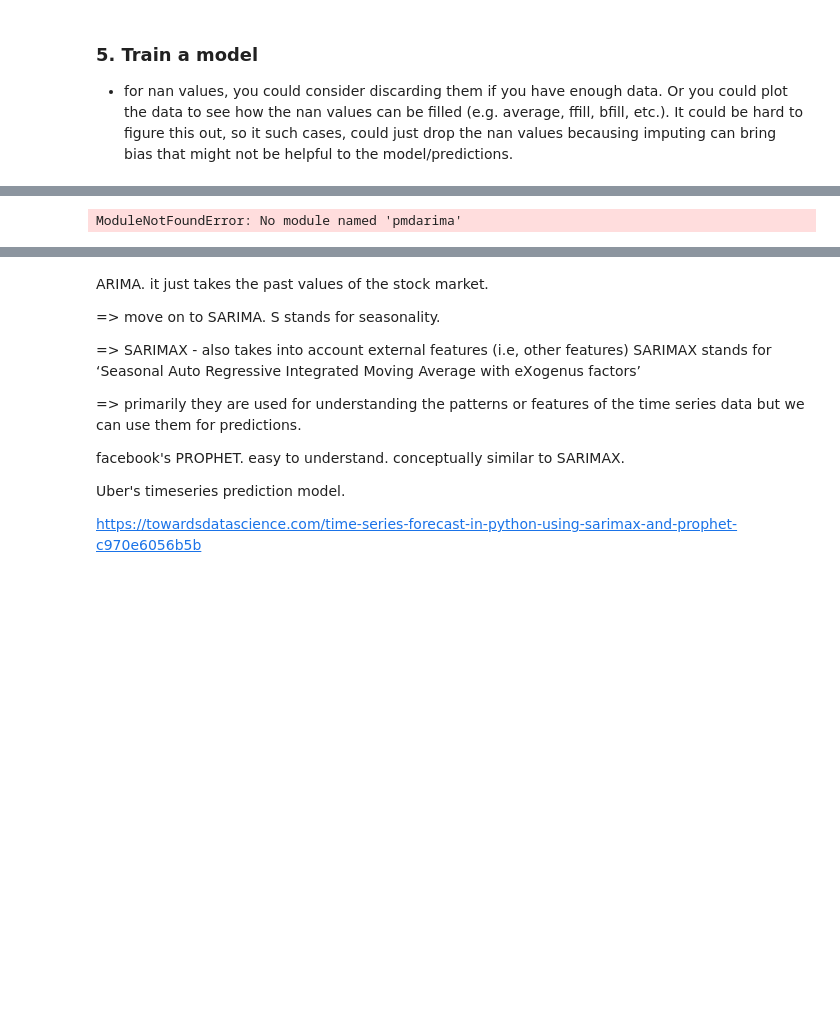
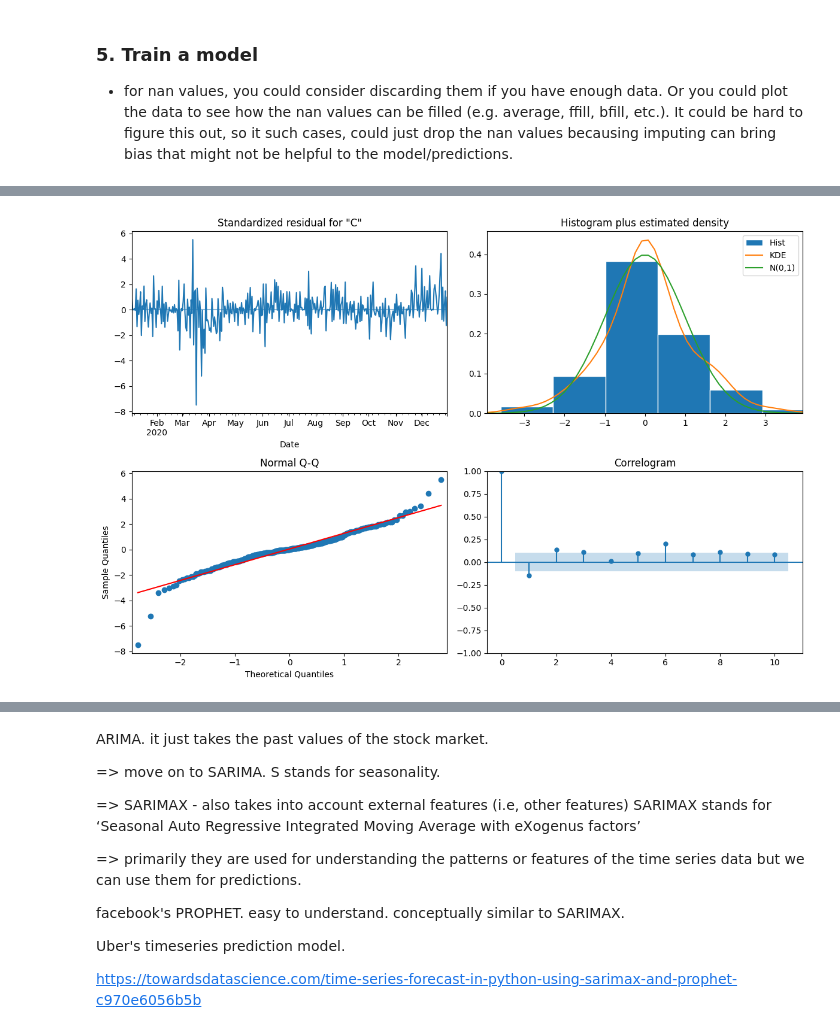
Before and after one commit to henryhyunwookim/ValueInvestor, a Jupyter notebook: ValueInvestor.ipynb, the cells around one changed output, grey strips where cells are left out. Drawn from its saved outputs; the diff is of its cells as text; code cells hidden in the pictures; blank space fills up the shorter version.

```diff
--- a/ValueInvestor.ipynb
+++ b/ValueInvestor.ipynb
@@ -221,3 +223,11 @@ normalized_train_df_1.describe()
 | 50% | 220.145000 | -1.568639e-01 | -1.728705e-01 | -1.642128e-01 | -0.208069 | -5.499641e-03 | -1.445320e-01 | -6.522494e-02 | 8.375928e-02 | ... |
 | 75% | 247.825000 | 8.930813e-01 | 8.577104e-01 | 8.459921e-01 | 0.388021 | 5.418784e-01 | 7.749575e-01 | 4.754287e-01 | 5.325338e-01 | ... |
 | max | 283.730000 | 2.288127e+00 | 2.295581e+00 | 2.183162e+00 | 4.603962 | 5.537242e+00 | 2.198452e+00 | 2.341664e+00 | 2.141993e+00 | ... |
+# %%
+temp_train_df = normalized_train_df_1.asfreq('D').ffill().dropna(axis=1)
+y_train_1 = temp_train_df.Close
+X_train_1 = temp_train_df.drop('Close', axis=1)
+
+temp_test_df = normalized_test_df_1.asfreq('D').ffill().dropna(axis=1)
+y_test_1 = temp_test_df.Close
+X_test_1 = temp_test_df.drop('Close', axis=1)
@@ -225,15 +276,16 @@ normalized_train_df_1.describe()
 from statsmodels.tsa.statespace.sarimax import SARIMAX
 # https://www.statsmodels.org/dev/generated/statsmodels.tsa.statespace.sarimax.SARIMAX.html
 
-temp_df = normalized_train_df_1.asfreq('D').ffill().dropna(axis=1)
-X_train_1 = temp_df.Close
-y_train_1 = temp_df.drop('Close', axis=1)
 sarimax_model = SARIMAX(
-    endog = X_train_1,
-    exog = y_train_1,
-    order=(1,1,1),
-    # seasonal_order=(1,1,1,1)
+    endog = y_train_1,
+    exog = X_train_1,
+    order=(1,0,1),
+    seasonal_order=(1,0,1,7)
     )
-res = sarimax_model.fit(disp=False)
-print(res.summary())
+results = sarimax_model.fit(disp=False)
+print(results.summary())
+
+results.plot_diagnostics(figsize=(12, 8))
+plt.tight_layout()
+plt.show()
 # %% [output]
@@ -253,22 +305,5 @@ Covariance Type:                  opg
 ===================================================================================
 
 Warnings:
 [1] Covariance matrix calculated using the outer product of gradients (complex-step).
+[figure, added]
-# %%
-# https://medium.datadriveninvestor.com/time-series-prediction-using-sarimax-a6604f258c56
-from pmdarima.arima import auto_arima
-step_wise=auto_arima(train_y,
- exogenous= train_X,
- start_p=1, start_q=1,
- max_p=7, max_q=7,
- d=1, max_d=7,
- trace=True,
- error_action='ignore',
- suppress_warnings=True,
- stepwise=True)
-step_wise.summary()
-
-
-# https://analyticsindiamag.com/complete-guide-to-sarimax-in-python-for-time-series-modeling/
-# %% [output]
-ModuleNotFoundError: No module named 'pmdarima'
```
Also changed, not shown: parts of 17 cells of this notebook.
